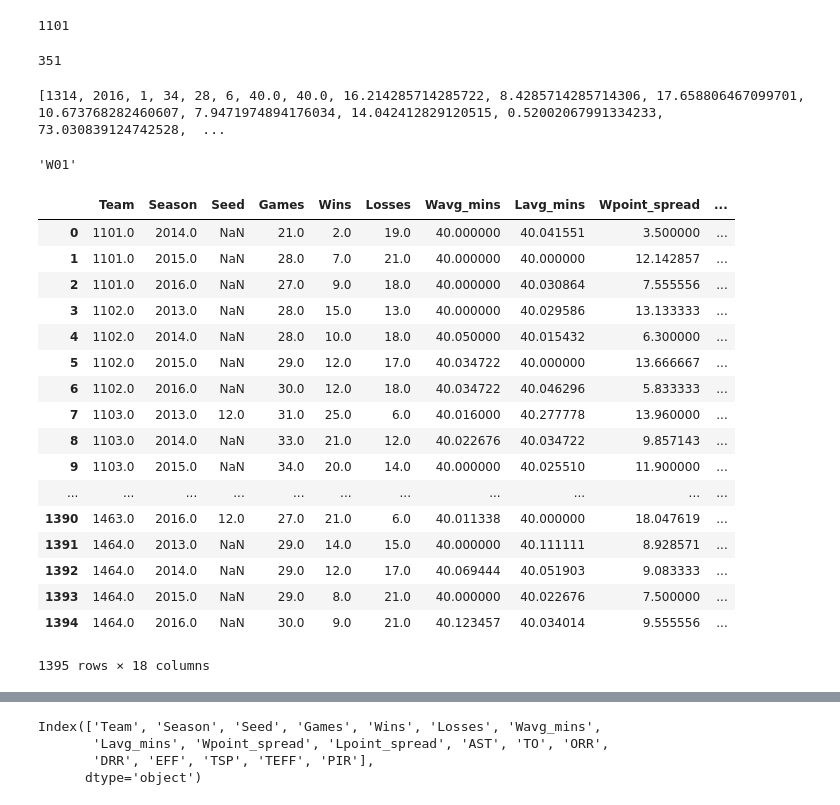
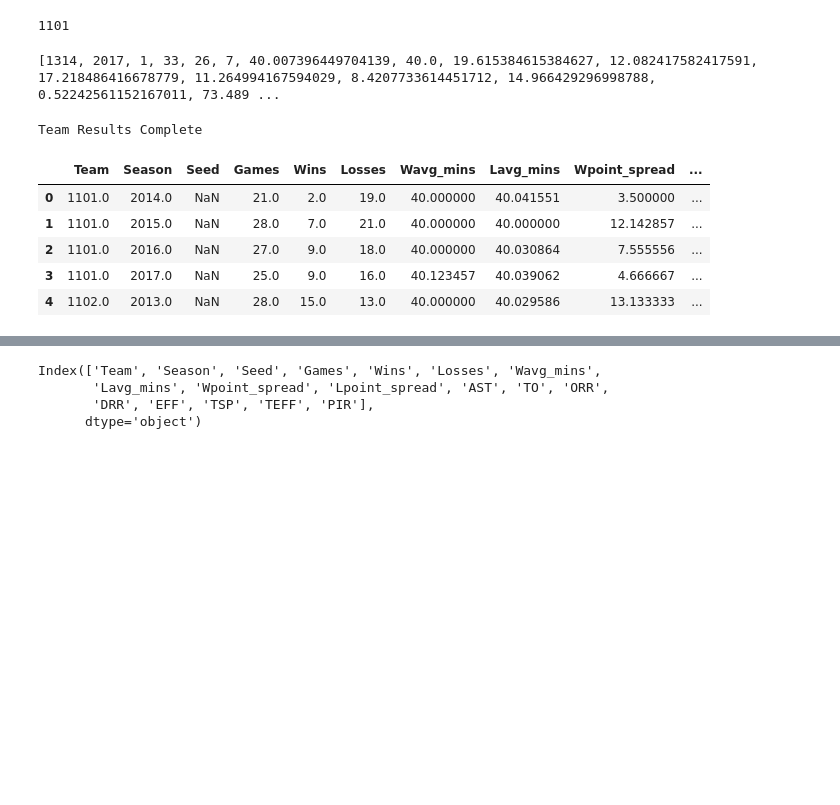
Before and after one commit to agbs2k8/Git_Tracked_Notebooks, a Jupyter notebook: 2017_March_Madness.ipynb, the cells around one changed output, grey strips where cells are left out. Saved outputs shown, nothing was run; the diff lists cells and outputs as text; code cells hidden in the pictures; blank space fills up the shorter version.

```diff
--- a/2017_March_Madness.ipynb
+++ b/2017_March_Madness.ipynb
@@ -381,19 +414,11 @@ teams[0]
 #avg_losing_point_spread = acu_2016.groupby('Lteam').mean().loc[1101]['Wscore']-acu_2016.groupby('Wteam').mean().loc[1101]['Lscore']
 
 #avg_winning_point_spread, avg_losing_point_spread
-# %%
-#2016 Teams
-temp = list(set(df_rsdr[df_rsdr['Season']==2016]["Wteam"]))
-temp += list(set(df_rsdr[df_rsdr['Season']==2016]["Lteam"]))
-teams2016 = list(set(temp))
-len(teams2016)
-# %% [output]
-351
 # %%
 #for team in teams2016:
 #team = teams2016[0]
 
-def team_ratings(team, season=2016):
+def team_ratings(team, season=2017):
 
     temp_df = df_rsdr[np.logical_and(df_rsdr['Season']==season,np.logical_or(df_rsdr['Wteam']==team,df_rsdr['Lteam']==team))]
 
@@ -496,19 +521,13 @@ def team_ratings(team, season=2016):
     return([team, season, seed, num_games, wins, losses, winning_avg_min, losing_avg_min, avg_winning_point_spread, avg_losing_point_spread,
            AST, TO, ORR, DRR, EFF, TSP, TEFF, PIR])
 
-print(team_ratings(1314, 2016))
+print(team_ratings(1314, 2017))
 # %% [output]
-[1314, 2016, 1, 34, 28, 6, 40.0, 40.0, 16.214285714285722, 8.4285714285714306, 17.658806467099701, 10.673768282460607, 7.9471974894176034, 14.042412829120515, 0.52002067991334233, 73.030839124742528,  ...
+[1314, 2017, 1, 33, 26, 7, 40.007396449704139, 40.0, 19.615384615384627, 12.082417582417591, 17.218486416678779, 11.264994167594029, 8.4207733614451712, 14.966429296998788, 0.52242561152167011, 73.489 ...
-# %%
-season = 2016
-team = 1314
-((df_seeds[np.logical_and(df_seeds['Season']==season,df_seeds['Team']==team)]['Seed'].values)[0])
-# %% [output]
-'W01'
 # %%
 season_df = pd.DataFrame(columns = ['Team','Season','Seed','Games','Wins','Losses','Wavg_mins','Lavg_mins','Wpoint_spread','Lpoint_spread',
                                    'AST','TO','ORR','DRR','EFF','TSP','TEFF','PIR'])
-seasons = [2013,2014,2015,2016]
+seasons = [2013,2014,2015,2016,2017]
 x = 0
 for team in teams:
     for season in seasons:
@@ -517,25 +536,16 @@ for team in teams:
             x+=1
         except:
             continue
+print('Team Results Complete')
+# %% [output]
+Team Results Complete
 # %%
-season_df
+season_df.head()
 # %% [output]
 |  | Team | Season | Seed | Games | Wins | Losses | Wavg_mins | Lavg_mins | Wpoint_spread | ... |
 | 0 | 1101.0 | 2014.0 | NaN | 21.0 | 2.0 | 19.0 | 40.000000 | 40.041551 | 3.500000 | ... |
 | 1 | 1101.0 | 2015.0 | NaN | 28.0 | 7.0 | 21.0 | 40.000000 | 40.000000 | 12.142857 | ... |
 | 2 | 1101.0 | 2016.0 | NaN | 27.0 | 9.0 | 18.0 | 40.000000 | 40.030864 | 7.555556 | ... |
-| 3 | 1102.0 | 2013.0 | NaN | 28.0 | 15.0 | 13.0 | 40.000000 | 40.029586 | 13.133333 | ... |
-| 4 | 1102.0 | 2014.0 | NaN | 28.0 | 10.0 | 18.0 | 40.050000 | 40.015432 | 6.300000 | ... |
-| 5 | 1102.0 | 2015.0 | NaN | 29.0 | 12.0 | 17.0 | 40.034722 | 40.000000 | 13.666667 | ... |
-| 6 | 1102.0 | 2016.0 | NaN | 30.0 | 12.0 | 18.0 | 40.034722 | 40.046296 | 5.833333 | ... |
-| 7 | 1103.0 | 2013.0 | 12.0 | 31.0 | 25.0 | 6.0 | 40.016000 | 40.277778 | 13.960000 | ... |
-| 8 | 1103.0 | 2014.0 | NaN | 33.0 | 21.0 | 12.0 | 40.022676 | 40.034722 | 9.857143 | ... |
-| 9 | 1103.0 | 2015.0 | NaN | 34.0 | 20.0 | 14.0 | 40.000000 | 40.025510 | 11.900000 | ... |
-| ... | ... | ... | ... | ... | ... | ... | ... | ... | ... | ... |
-| 1390 | 1463.0 | 2016.0 | 12.0 | 27.0 | 21.0 | 6.0 | 40.011338 | 40.000000 | 18.047619 | ... |
-| 1391 | 1464.0 | 2013.0 | NaN | 29.0 | 14.0 | 15.0 | 40.000000 | 40.111111 | 8.928571 | ... |
-| 1392 | 1464.0 | 2014.0 | NaN | 29.0 | 12.0 | 17.0 | 40.069444 | 40.051903 | 9.083333 | ... |
-| 1393 | 1464.0 | 2015.0 | NaN | 29.0 | 8.0 | 21.0 | 40.000000 | 40.022676 | 7.500000 | ... |
-| 1394 | 1464.0 | 2016.0 | NaN | 30.0 | 9.0 | 21.0 | 40.123457 | 40.034014 | 9.555556 | ... |
+| 3 | 1101.0 | 2017.0 | NaN | 25.0 | 9.0 | 16.0 | 40.123457 | 40.039062 | 4.666667 | ... |
+| 4 | 1102.0 | 2013.0 | NaN | 28.0 | 15.0 | 13.0 | 40.000000 | 40.029586 | 13.133333 | ... |
-1395 rows × 18 columns
 # %%
```
Also changed, not shown: parts of 62 cells of this notebook.
